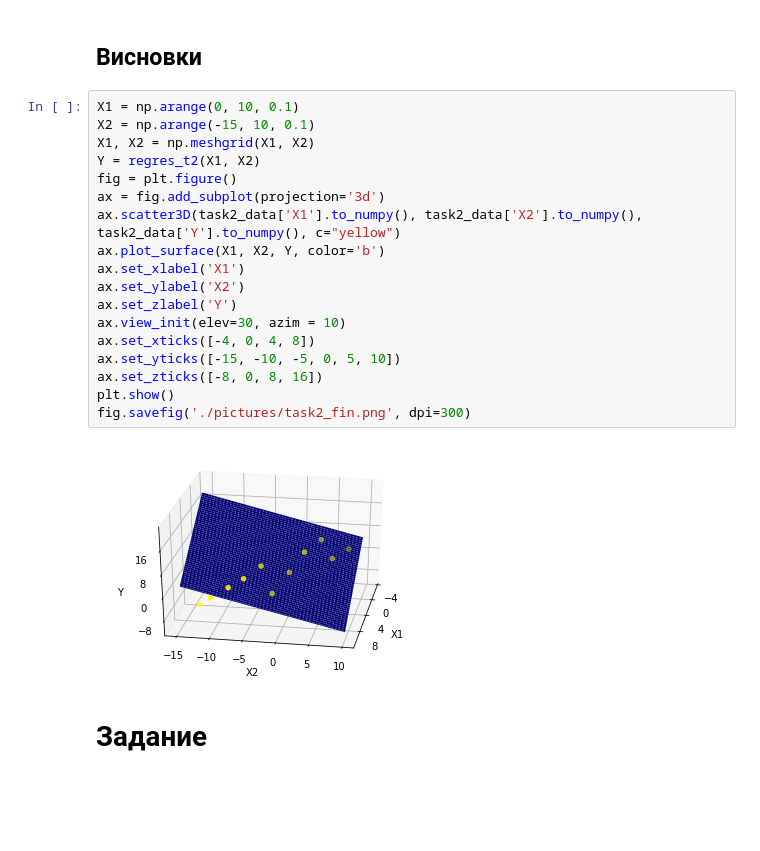
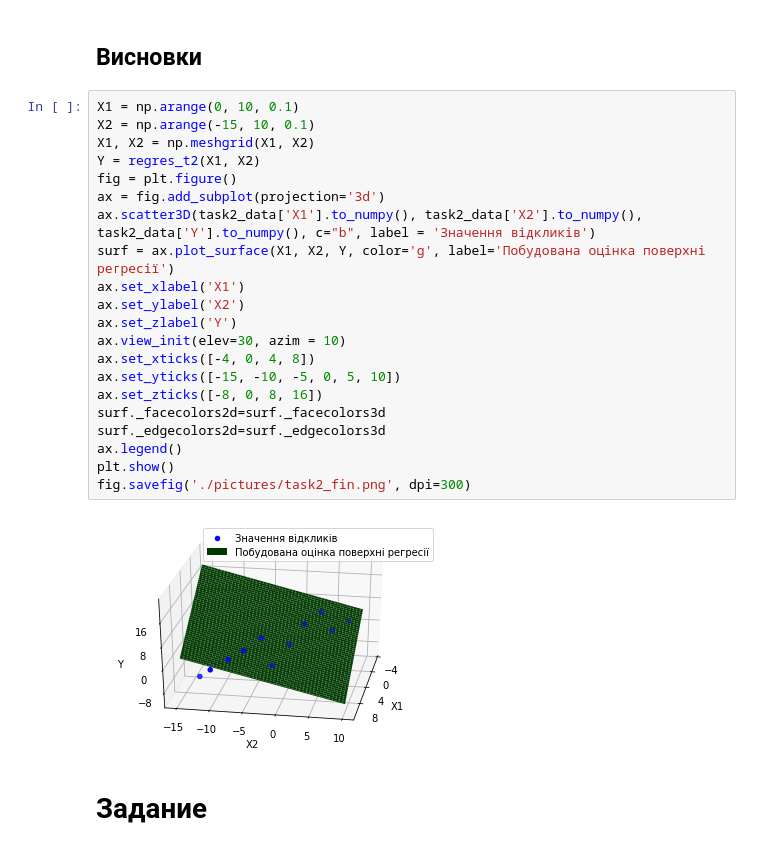
Before and after one commit to nikiandr/regressanalysiscourse, a Jupyter notebook: main.ipynb, the cells around one changed output. Cells and saved outputs as stored; diff of their text form; blank space fills up the shorter version.

```diff
--- a/main.ipynb
+++ b/main.ipynb
@@ -348,23 +350,26 @@ right_val_2 = regres_t2(x1_2, x2_2) + t_2*np.sqrt(sigma_2 * (1 + x_vec_2.transpo
 # %%
 X1 = np.arange(0, 10, 0.1)
 X2 = np.arange(-15, 10, 0.1)
 X1, X2 = np.meshgrid(X1, X2)
 Y = regres_t2(X1, X2)
 fig = plt.figure()
 ax = fig.add_subplot(projection='3d')
-ax.scatter3D(task2_data['X1'].to_numpy(), task2_data['X2'].to_numpy(), task2_data['Y'].to_numpy(), c="yellow")
-ax.plot_surface(X1, X2, Y, color='b')
+ax.scatter3D(task2_data['X1'].to_numpy(), task2_data['X2'].to_numpy(), task2_data['Y'].to_numpy(), c="b", label = 'Значення відкликів')
+surf = ax.plot_surface(X1, X2, Y, color='g', label='Побудована оцінка поверхні регресії')
 ax.set_xlabel('X1')
 ax.set_ylabel('X2')
 ax.set_zlabel('Y')
 ax.view_init(elev=30, azim = 10)
 ax.set_xticks([-4, 0, 4, 8])
 ax.set_yticks([-15, -10, -5, 0, 5, 10])
 ax.set_zticks([-8, 0, 8, 16])
+surf._facecolors2d=surf._facecolors3d
+surf._edgecolors2d=surf._edgecolors3d
+ax.legend()
 plt.show()
 fig.savefig('./pictures/task2_fin.png', dpi=300)
 # %% [output]
-[figure, old version]
+[figure, new version]
 # %% [markdown]
 # Задание
 # %% [markdown]
```
Also changed, not shown: parts of 3 cells of this notebook, 5 other files.
